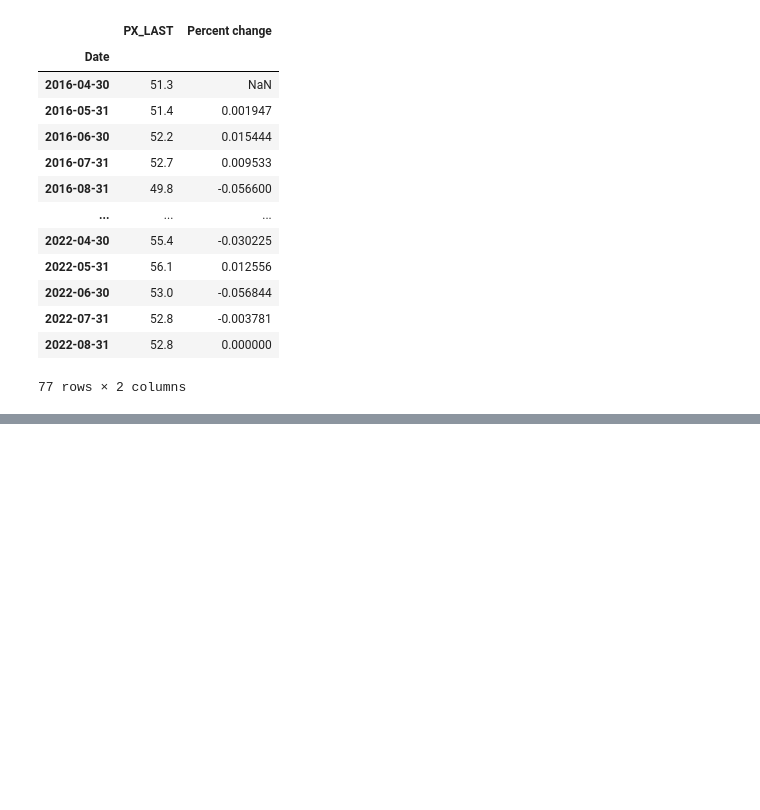
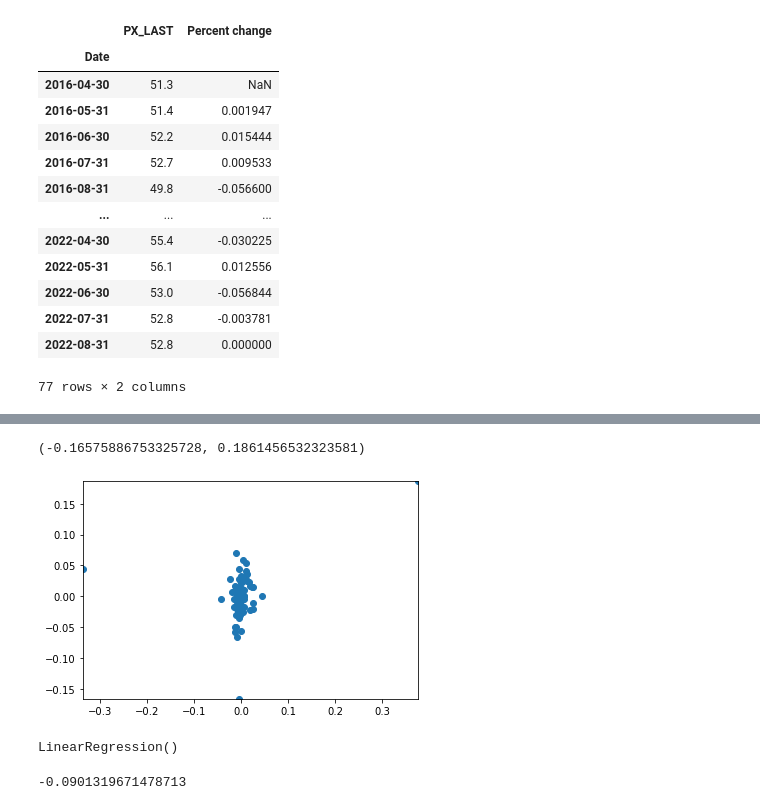
Before and after one commit to felixpoirier1/TP1, a Jupyter notebook: assignement.ipynb, the cells around one changed output, grey strips where cells are left out. Cells and saved outputs as stored; diff of their text form; code cells hidden in the pictures; blank space fills up the shorter version.

```diff
--- a/assignement.ipynb
+++ b/assignement.ipynb
@@ -31,3 +32,13 @@ datasets["US PMI"]
 | 2022-07-31 | 52.8 | -0.003781 |
 | 2022-08-31 | 52.8 | 0.000000 |
 77 rows × 2 columns
+# %%
+# concatenating the two datasets
+df = pd.concat([datasets["US PMI"]["Percent change"], datasets["China PMI"]["Percent change"]], axis=1)
+df.columns = ['US PMI', 'China PMI']
+
+#shifting China PMI forward by 3 months
+df['China PMI'] = df['China PMI'].shift(3)
+
+#removing empty rows
+df = df.dropna()
@@ -33,0 +58,20 @@ datasets["US PMI"]
+# %%
+plt.scatter(df['China PMI'], df['US PMI'])
+
+plt.xlim(df['China PMI'].min(), df['China PMI'].max())
+plt.ylim(df['US PMI'].min(), df['US PMI'].max())
+# %% [output]
+(-0.16575886753325728, 0.1861456532323581)
+[figure, added]
+# %%
+X_train, X_test, y_train, y_test = train_test_split(np.array(df['China PMI']).reshape(-1,1), np.array(df['US PMI']).reshape(-1,1))
+
+model = LinearRegression()
+
+model.fit(X_train, y_train)
+# %% [output]
+LinearRegression()
+# %%
+model.score(X_test, y_test)
+# %% [output]
+-0.0901319671478713
```
Also changed, not shown: parts of 5 cells of this notebook, 4 other files.
